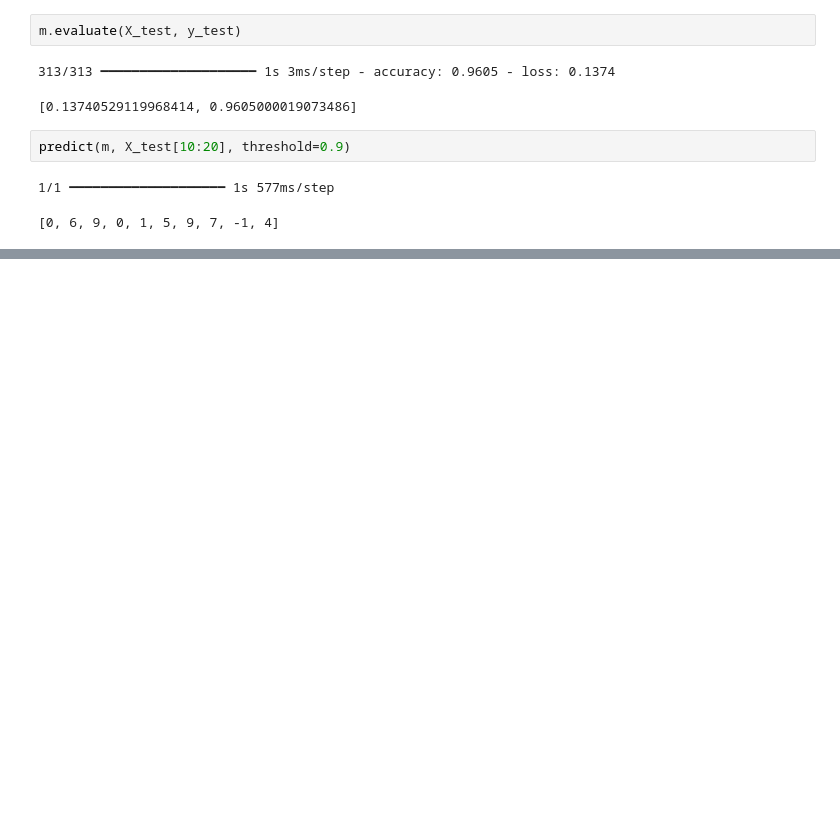
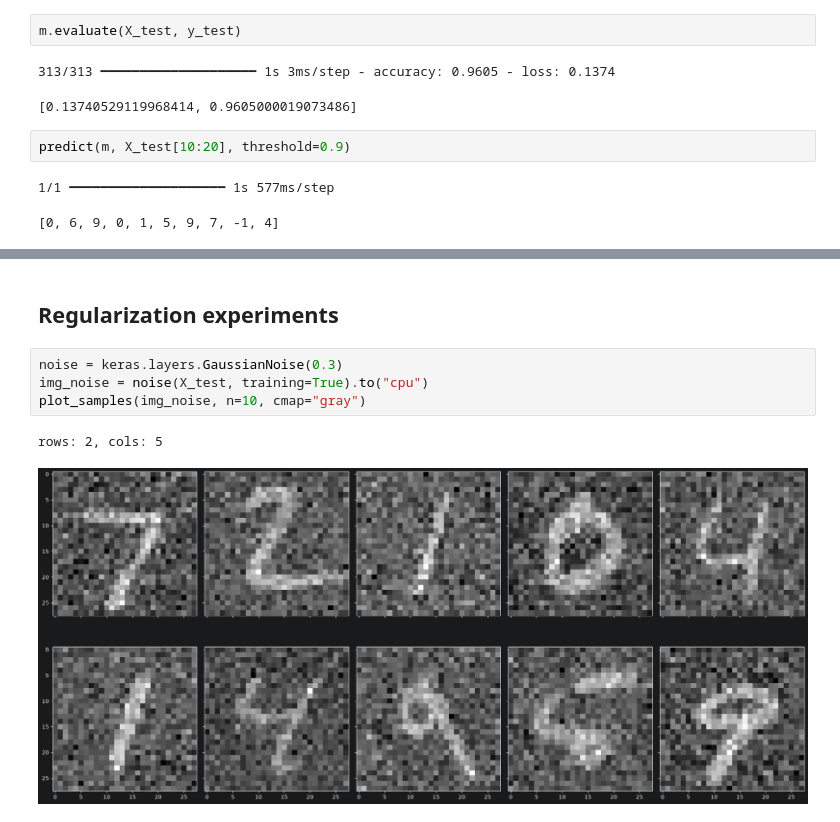
Before and after one commit to bayerth/deep_learning_2026, a Jupyter notebook: notebooks/MNIST-Digits-torch.ipynb, the cells around one changed output, grey strips where cells are left out. Drawn from its saved outputs; the diff is of its cells as text; blank space fills up the shorter version.

```diff
--- a/notebooks/MNIST-Digits-torch.ipynb
+++ b/notebooks/MNIST-Digits-torch.ipynb
@@ -455,0 +553,9 @@ predict(m, X_test[10:20], threshold=0.9)
+# %% [markdown]
+## Regularization experiments
+# %%
+noise = keras.layers.GaussianNoise(0.3)
+img_noise = noise(X_test, training=True).to("cpu")
+plot_samples(img_noise, n=10, cmap="gray")
+# %% [output]
+rows: 2, cols: 5
+[figure, added]
```
Also changed, not shown: parts of 14 cells of this notebook, 1 other file.
